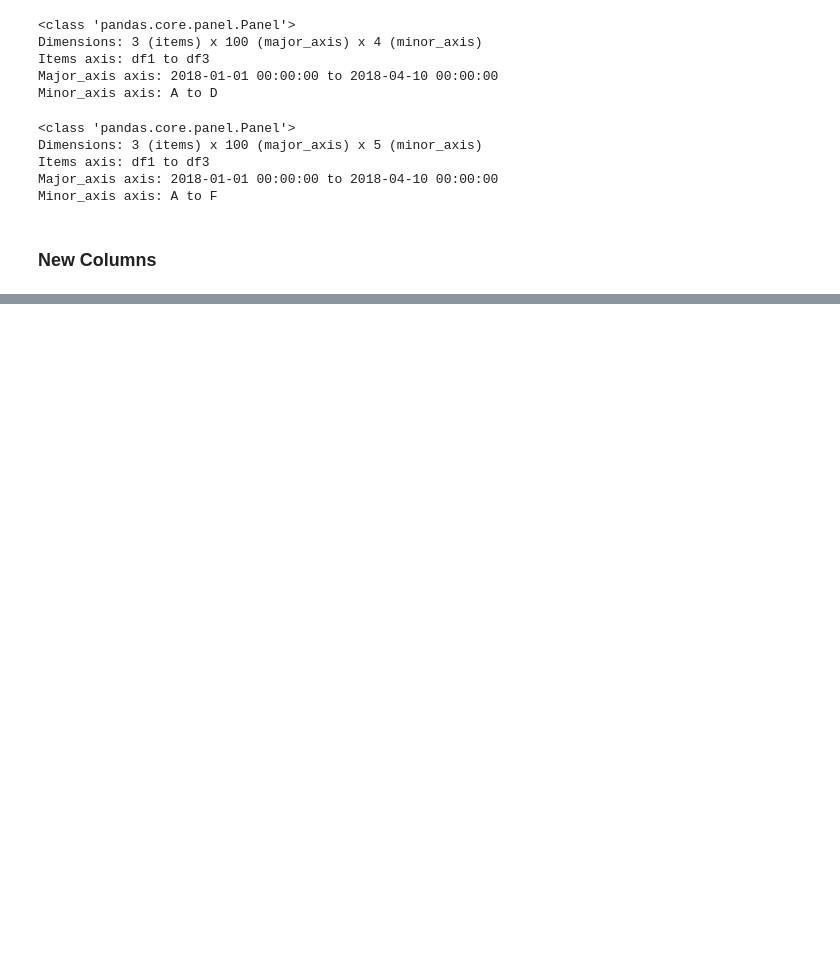
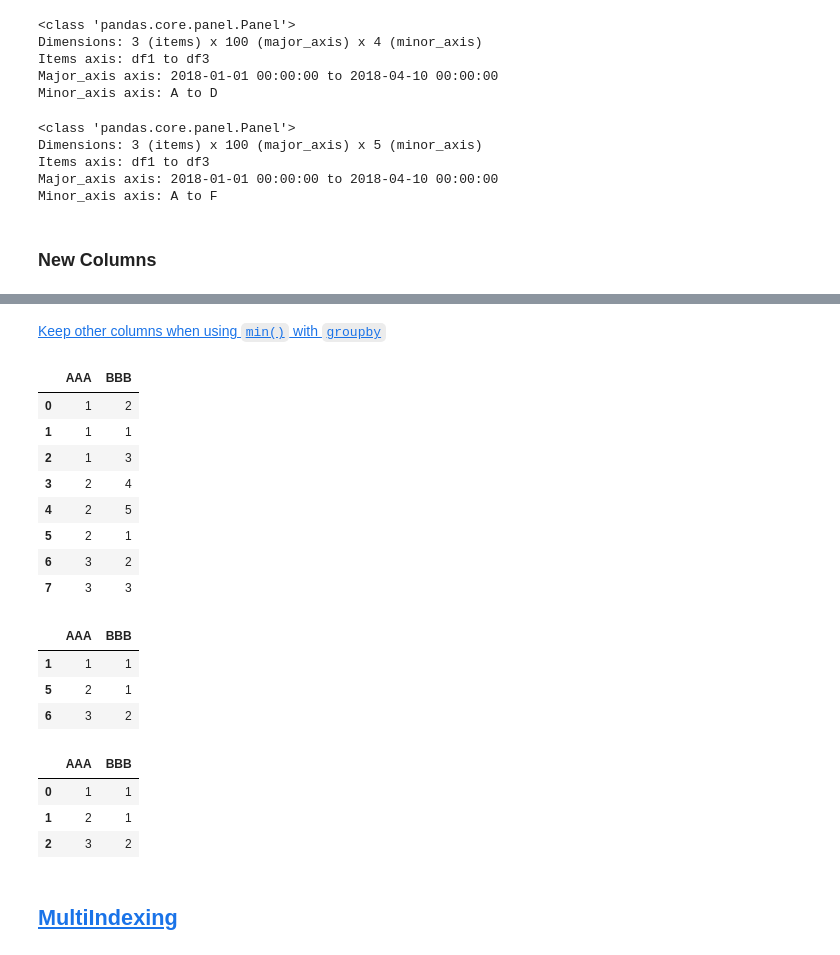
Before and after one commit to bgroveben/python3_machine_learning_projects, a Jupyter notebook: learn_kaggle/pandas/pandas_cookbook.ipynb, the cells around one changed output, grey strips where cells are left out. Saved outputs shown, nothing was run; the diff lists cells and outputs as text; code cells hidden in the pictures; blank space fills up the shorter version.

```diff
--- a/learn_kaggle/pandas/pandas_cookbook.ipynb
+++ b/learn_kaggle/pandas/pandas_cookbook.ipynb
@@ -405,0 +435,33 @@ Minor_axis axis: A to F
+# %% [markdown]
+[Keep other columns when using `min()` with `groupby`](https://stackoverflow.com/questions/23394476/keep-other-columns-when-using-min-with-groupby)
+# %%
+df = pd.DataFrame({'AAA' : [1,1,1,2,2,2,3,3], 'BBB' : [2,1,3,4,5,1,2,3]}); df
+# %% [output]
+|  | AAA | BBB |
+| 0 | 1 | 2 |
+| 1 | 1 | 1 |
+| 2 | 1 | 3 |
+| 3 | 2 | 4 |
+| 4 | 2 | 5 |
+| 5 | 2 | 1 |
+| 6 | 3 | 2 |
+| 7 | 3 | 3 |
+# %%
+# Method 1 -- use idxmin() to get the index of the mins:
+df.loc[df.groupby('AAA')['BBB'].idxmin()]
+# %% [output]
+|  | AAA | BBB |
+| 1 | 1 | 1 |
+| 5 | 2 | 1 |
+| 6 | 3 | 2 |
+# %%
+# Method 2 -- sort the entries, then take the first of each.
+# Notice that the resulting dataframe is the same except for the index.
+df.sort_values(by='BBB').groupby('AAA', as_index=False).first()
+# %% [output]
+|  | AAA | BBB |
+| 0 | 1 | 1 |
+| 1 | 2 | 1 |
+| 2 | 3 | 2 |
+# %% [markdown]
+## [MultiIndexing](https://pandas.pydata.org/pandas-docs/stable/cookbook.html#multiindexing)
```
Also changed, not shown: parts of 7 cells of this notebook.
